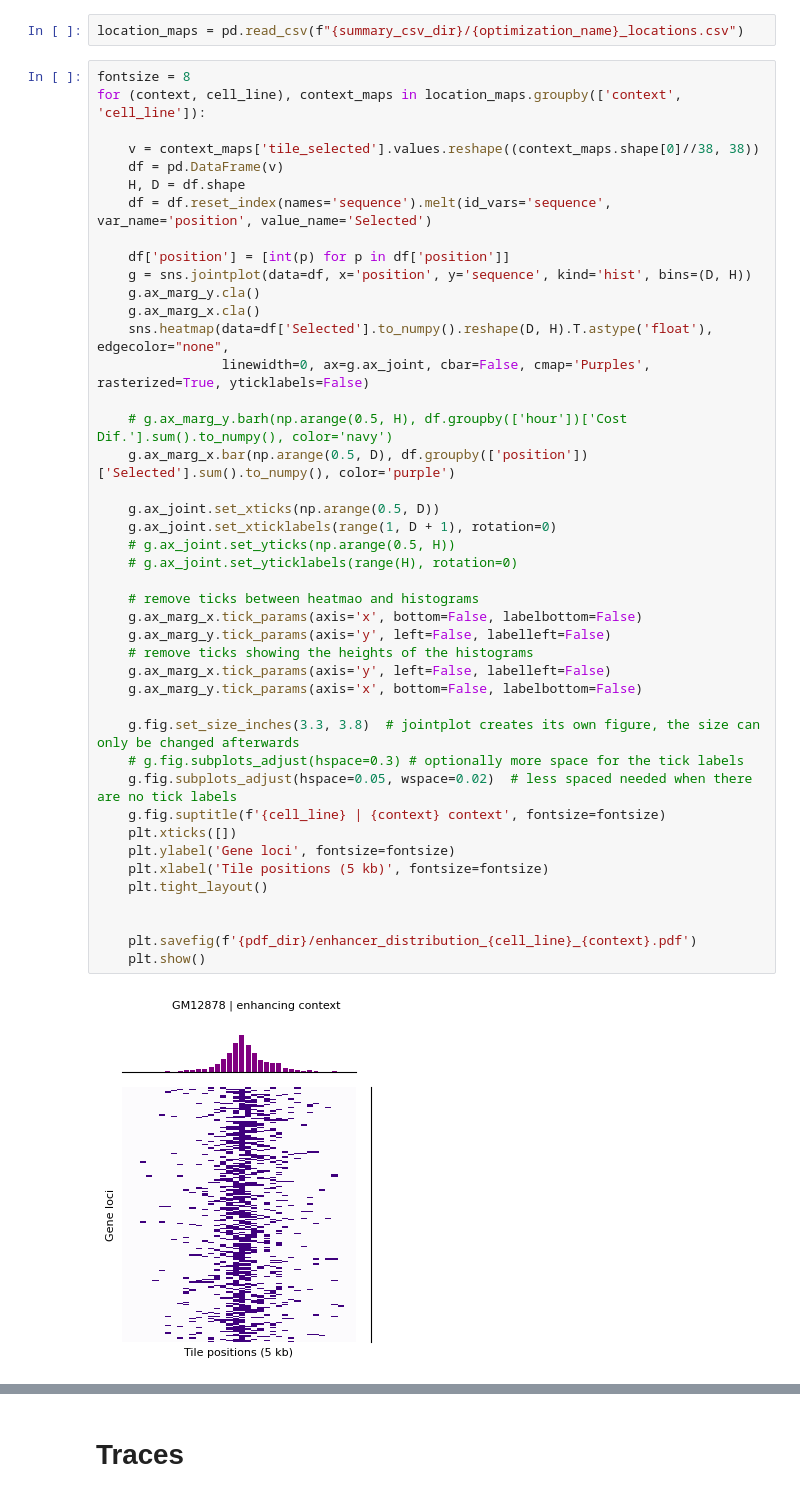
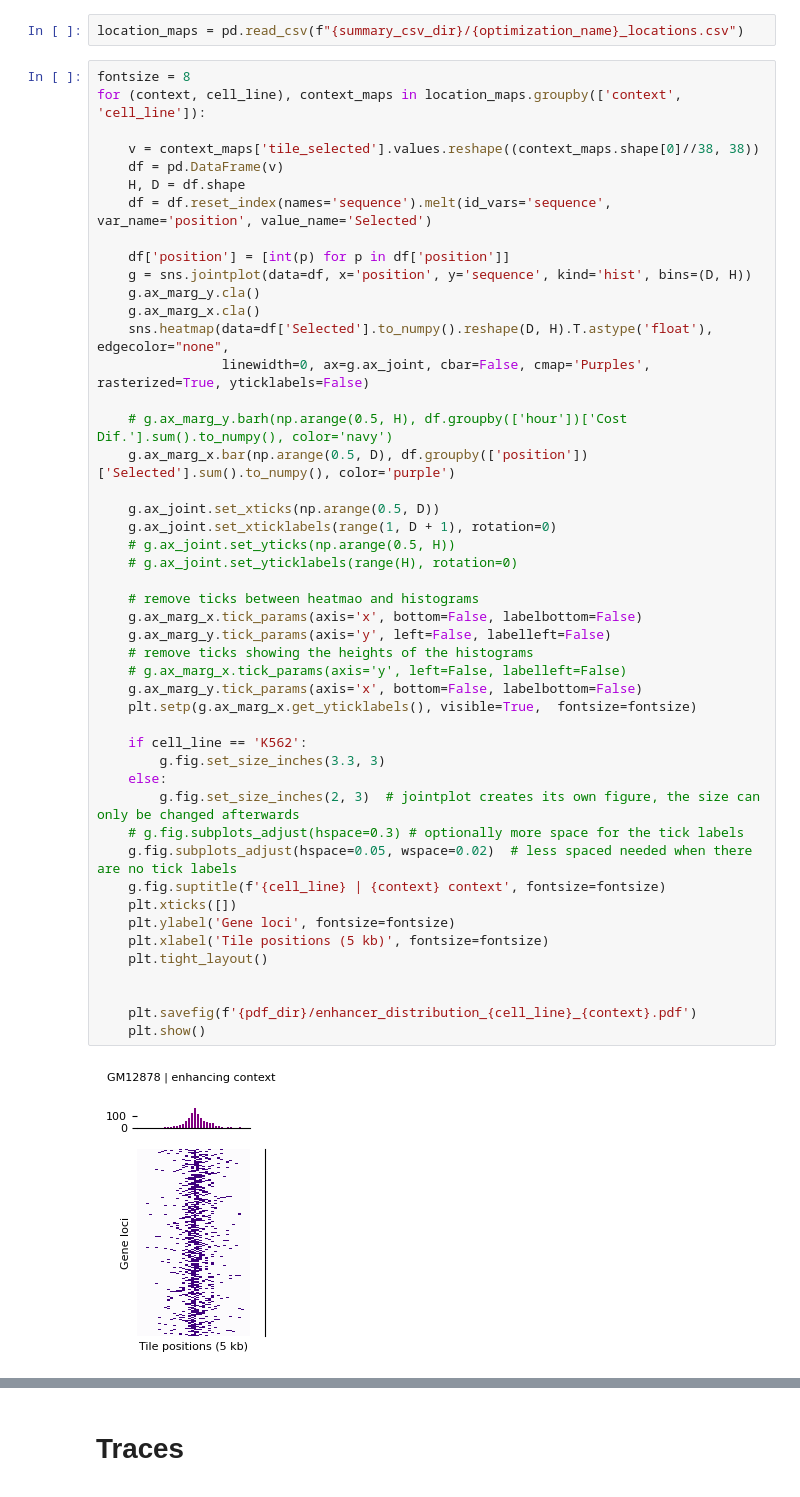
Before and after one commit to p-koo/creme-nn, a Jupyter notebook: figures/enhancer_greedy_search.ipynb, the cells around one changed output, grey strips where cells are left out. Cells and saved outputs as stored; diff of their text form.

```diff
--- a/figures/enhancer_greedy_search.ipynb
+++ b/figures/enhancer_greedy_search.ipynb
@@ -43,33 +44,37 @@ for (context, cell_line), context_maps in location_maps.groupby(['context', 'cel
     g.ax_marg_x.cla()
     sns.heatmap(data=df['Selected'].to_numpy().reshape(D, H).T.astype('float'), edgecolor="none",
                 linewidth=0, ax=g.ax_joint, cbar=False, cmap='Purples', rasterized=True, yticklabels=False)
 
     # g.ax_marg_y.barh(np.arange(0.5, H), df.groupby(['hour'])['Cost Dif.'].sum().to_numpy(), color='navy')
     g.ax_marg_x.bar(np.arange(0.5, D), df.groupby(['position'])['Selected'].sum().to_numpy(), color='purple')
 
     g.ax_joint.set_xticks(np.arange(0.5, D))
     g.ax_joint.set_xticklabels(range(1, D + 1), rotation=0)
     # g.ax_joint.set_yticks(np.arange(0.5, H))
     # g.ax_joint.set_yticklabels(range(H), rotation=0)
 
     # remove ticks between heatmao and histograms
     g.ax_marg_x.tick_params(axis='x', bottom=False, labelbottom=False)
     g.ax_marg_y.tick_params(axis='y', left=False, labelleft=False)
     # remove ticks showing the heights of the histograms
-    g.ax_marg_x.tick_params(axis='y', left=False, labelleft=False)
+    # g.ax_marg_x.tick_params(axis='y', left=False, labelleft=False)
     g.ax_marg_y.tick_params(axis='x', bottom=False, labelbottom=False)
+    plt.setp(g.ax_marg_x.get_yticklabels(), visible=True,  fontsize=fontsize)
 
-    g.fig.set_size_inches(3.3, 3.8)  # jointplot creates its own figure, the size can only be changed afterwards
+    if cell_line == 'K562':
+        g.fig.set_size_inches(3.3, 3)
+    else:
+        g.fig.set_size_inches(2, 3)  # jointplot creates its own figure, the size can only be changed afterwards
     # g.fig.subplots_adjust(hspace=0.3) # optionally more space for the tick labels
     g.fig.subplots_adjust(hspace=0.05, wspace=0.02)  # less spaced needed when there are no tick labels
     g.fig.suptitle(f'{cell_line} | {context} context', fontsize=fontsize)
     plt.xticks([])
     plt.ylabel('Gene loci', fontsize=fontsize)
     plt.xlabel('Tile positions (5 kb)', fontsize=fontsize)
     plt.tight_layout()
 
 
     plt.savefig(f'{pdf_dir}/enhancer_distribution_{cell_line}_{context}.pdf')
     plt.show()
 # %% [output]
-[figure, old version]
+[figure, new version]
```
Also changed, not shown: parts of 14 cells of this notebook, 10 other files.
